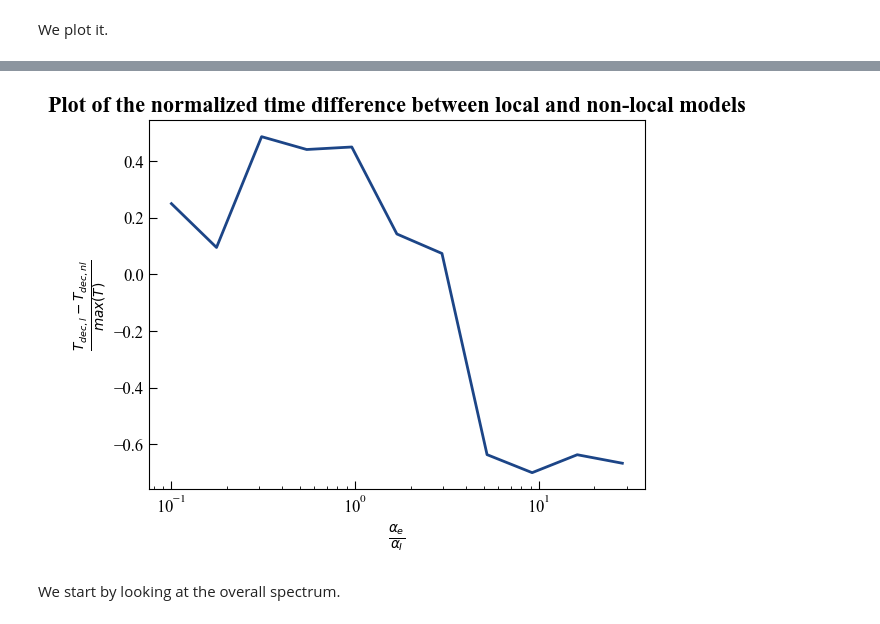
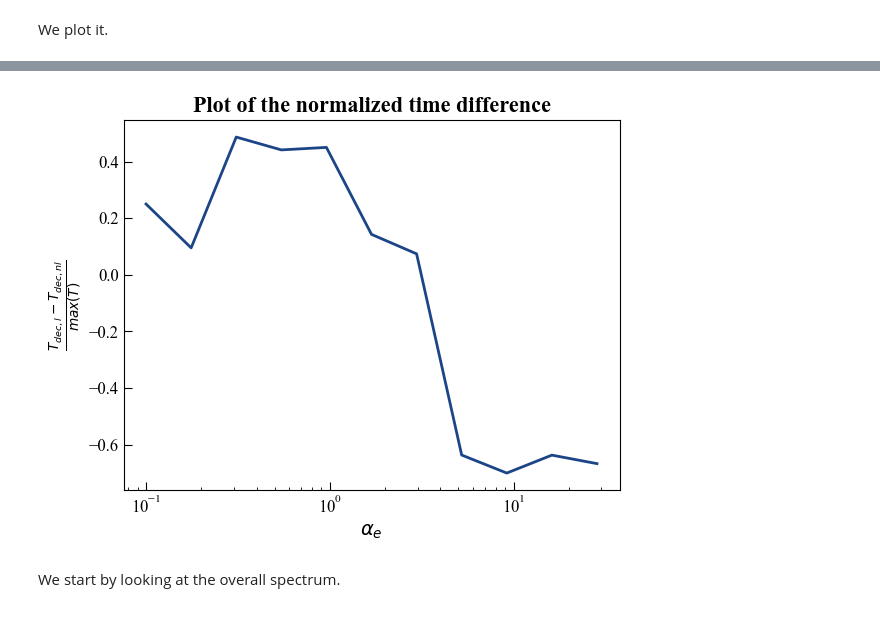
Before and after one commit to MarinAndreGirard/ACL, a Jupyter notebook: Working/Getting_clear_results_on_locality.ipynb, the cells around one changed output, grey strips where cells are left out. Drawn from its saved outputs; the diff is of its cells as text; code cells hidden in the pictures.

```diff
--- a/Working/Getting_clear_results_on_locality.ipynb
+++ b/Working/Getting_clear_results_on_locality.ipynb
@@ -406,27 +425,27 @@ print(alphae_list)
 # %%
 
 alphae_list=[0.1,0.17593851,0.30954359,0.54460638,0.95817236,1.68579417,2.96596114,5.21826784,9.18094268,16.15281375,28.41901982]
 ratio=alphae_list
 
 t_l_list=[2, 2.1, 3.7, 6.8, 4, 7, 10.8, 8, 18, 109, 250] #900
 t_nl_list=[1.5, 1.9, 1.9, 3.8, 2.2, 6, 10, 22, 60, 300, 750] #1350
 dt_list=[]
 #we look at the ratio of times since the delta of times is a bit flawed. indeed, we normalize the full Hamiltonian after suming the 3 terms making it up, meaning that the larger alpha_e grows, the less relevant alphaI becomes.
 # this pushes back decoherence.
 for i in range(len(t_l_list)):
     dt_list.append((t_l_list[i]-t_nl_list[i])/max(t_l_list[i],t_nl_list[i]))
 
 fig, ax = plt.subplots()
 ax.plot(ratio, dt_list)
 ax.set_xscale('log')
-plt.xlabel(r'$\frac{\alpha_e}{\alpha_I}$')
+plt.xlabel(r'$\alpha_e$')
 plt.ylabel(r'$\frac{T_{dec,l}-T_{dec,nl}}{max(T)}$')
-plt.title(r'Plot of the normalized time difference between local and non-local models')
+plt.title(r'Plot of the normalized time difference')
 plt.show()
 name = "normalized_time_diff" ".pdf"
 fig.savefig(name)
 # %% [output]
-[figure, old version]
+[figure, new version]
 # %% [markdown]
 We start by looking at the overall spectrum.
 # %%
```
Also changed, not shown: parts of 5 cells of this notebook, 5 other files.
